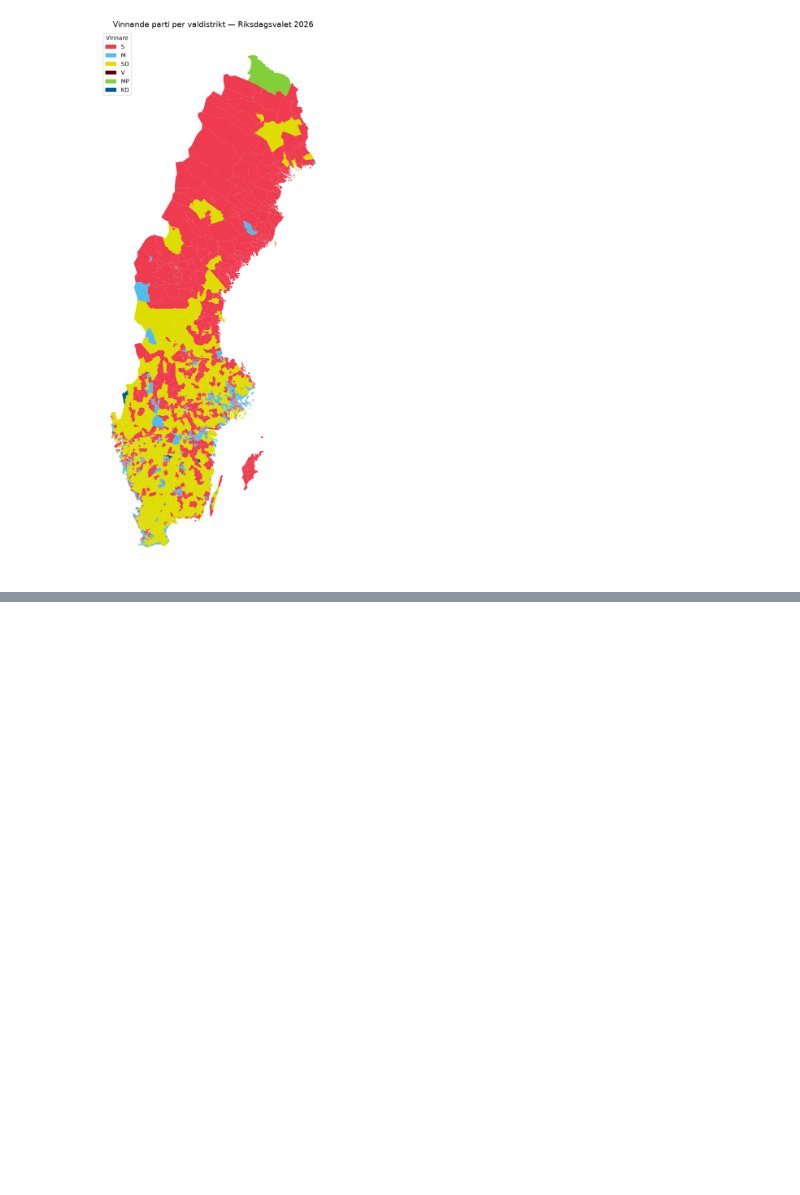
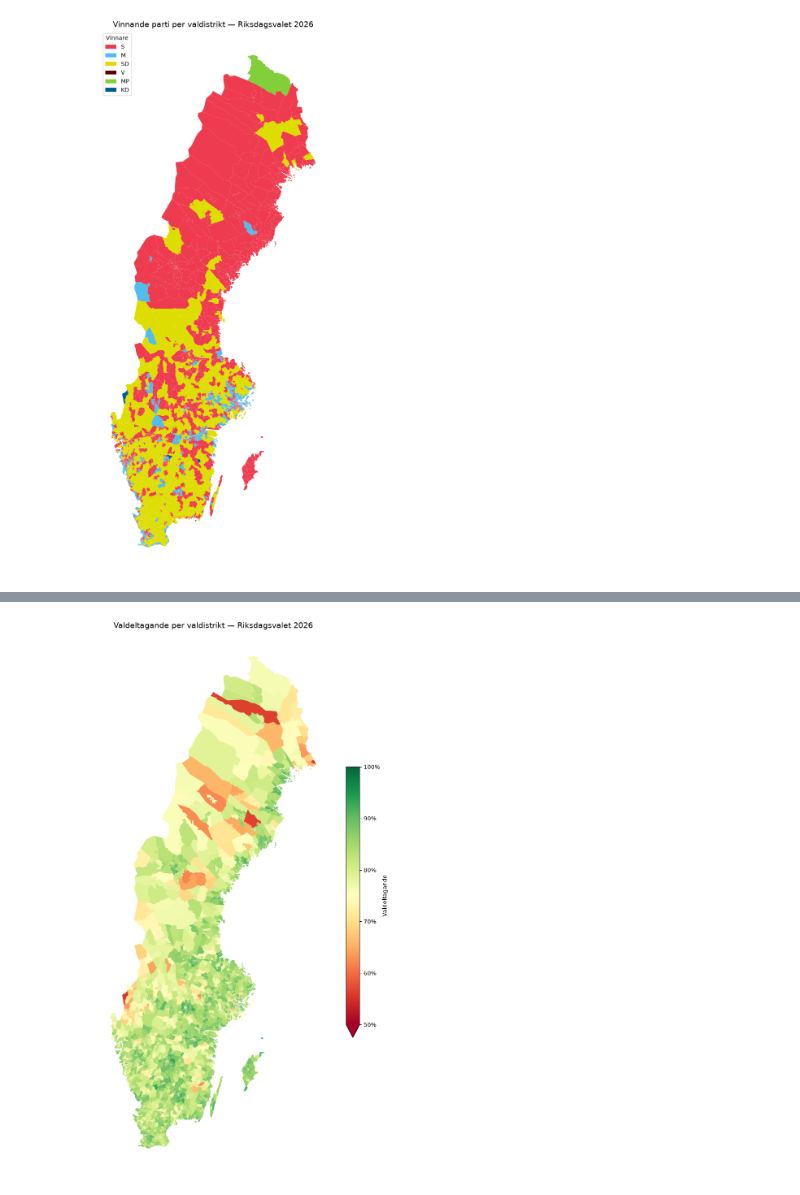
Before and after one commit to sven-0414/py-ai-lab, a Jupyter notebook: data_analysis/egen_lab.ipynb, the cells around one changed output, grey strips where cells are left out. Saved outputs shown, nothing was run; the diff lists cells and outputs as text; code cells hidden in the pictures; blank space fills up the shorter version.

```diff
--- a/data_analysis/egen_lab.ipynb
+++ b/data_analysis/egen_lab.ipynb
@@ -949,0 +1098,35 @@ plt.show()
+# %%
+from matplotlib.ticker import PercentFormatter
+
+delt['Deltagande'] = (delt['Röster'] / delt['Röstberättigade']) * 100
+
+delt_karta = distrikt_geo.merge(
+    delt[['Valdistriktskod', 'Deltagande']],
+    on='Valdistriktskod',
+    how='left'
+)
+
+delt_klippt = delt_karta.clip(sverige)
+
+fig, ax = plt.subplots(figsize=(10, 14))
+delt_klippt.plot(
+    column='Deltagande',
+    ax=ax,
+    cmap='RdYlGn',
+    edgecolor='none',
+    legend=True,
+    legend_kwds={'label': 'Valdeltagande', 'shrink': 0.5},
+    vmin=50,
+    vmax=100,
+)
+ax.set_axis_off()
+ax.set_title('Valdeltagande per valdistrikt — Riksdagsvalet 2026', fontsize=14)
+
+# Hitta colorbar-axeln och formatera med %
+cbar = fig.axes[-1]
+cbar.yaxis.set_major_formatter(PercentFormatter(decimals=0))
+
+plt.tight_layout()
+plt.show()
+# %% [output]
+[figure, added]
```
Also changed, not shown: parts of 7 cells of this notebook.
